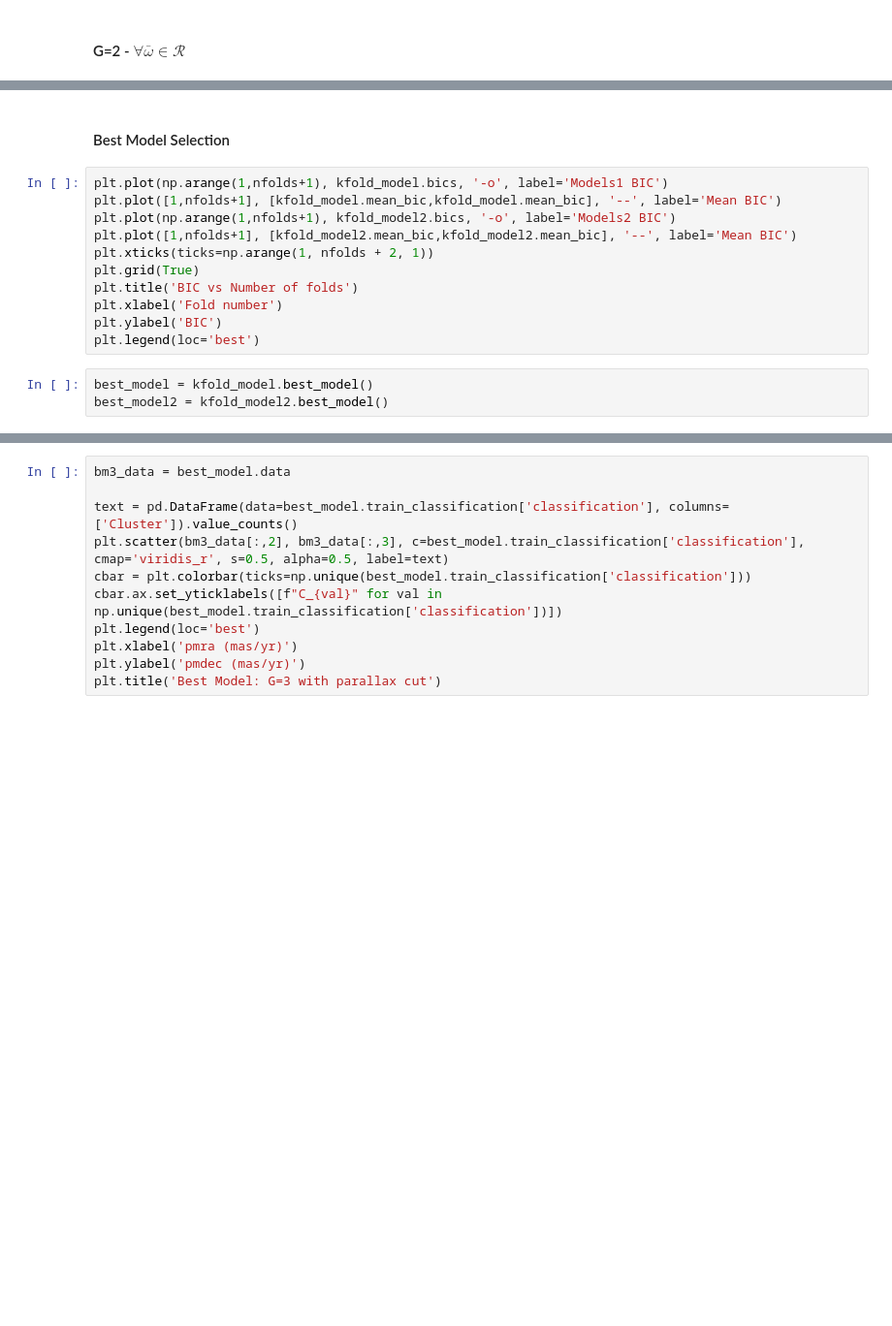
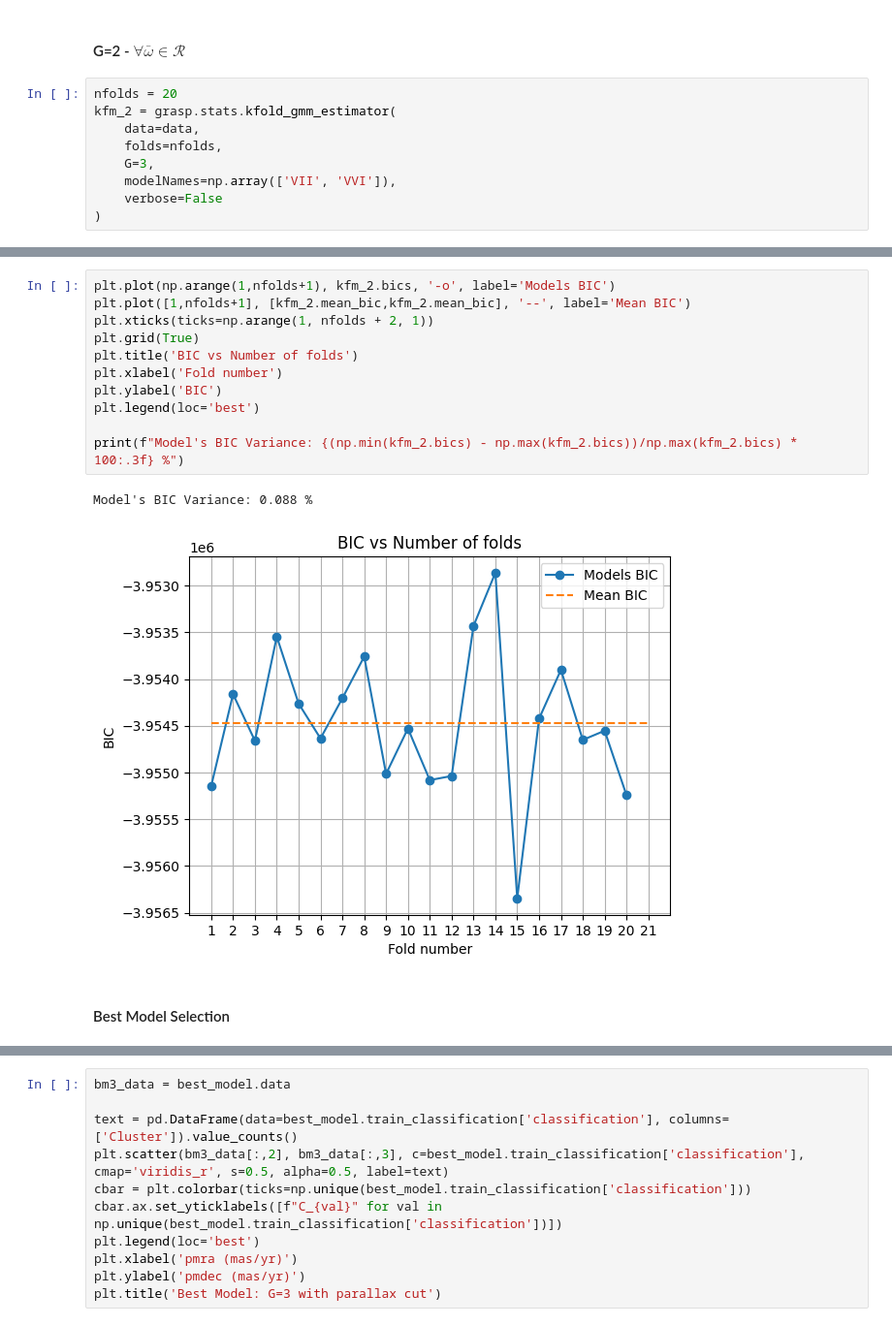
Before and after one commit to pietroferraiuolo/GRASP, a Jupyter notebook: scripts/n6121_analysis.ipynb, the cells around one changed output, grey strips where cells are left out. Shown at 97% size. Cells and saved outputs as stored; diff of their text form; blank space fills up the shorter version.

```diff
--- a/scripts/n6121_analysis.ipynb
+++ b/scripts/n6121_analysis.ipynb
@@ -374,2 +480,11 @@ print(f"Model's BIC Variance: {(np.min(kfold_model2.bics) - np.max(kfold_model2.
 # %% [markdown]
 #### G=2  -  $\forall\bar{\omega}\in\mathcal{R}$
+# %%
+nfolds = 20
+kfm_2 = grasp.stats.kfold_gmm_estimator(
+    data=data,
+    folds=nfolds,
+    G=3,
+    modelNames=np.array(['VII', 'VVI']),
+    verbose=False
+)
@@ -376,16 +509,16 @@ print(f"Model's BIC Variance: {(np.min(kfold_model2.bics) - np.max(kfold_model2.
+# %%
+plt.plot(np.arange(1,nfolds+1), kfm_2.bics, '-o', label='Models BIC')
+plt.plot([1,nfolds+1], [kfm_2.mean_bic,kfm_2.mean_bic], '--', label='Mean BIC')
+plt.xticks(ticks=np.arange(1, nfolds + 2, 1))
+plt.grid(True)
+plt.title('BIC vs Number of folds')
+plt.xlabel('Fold number')
+plt.ylabel('BIC')
+plt.legend(loc='best')
+
+print(f"Model's BIC Variance: {(np.min(kfm_2.bics) - np.max(kfm_2.bics))/np.max(kfm_2.bics) * 100:.3f} %")
+# %% [output]
+Model's BIC Variance: 0.088 %
+[figure, added]
 # %% [markdown]
 #### Best Model Selection
-# %%
-plt.plot(np.arange(1,nfolds+1), kfold_model.bics, '-o', label='Models1 BIC')
-plt.plot([1,nfolds+1], [kfold_model.mean_bic,kfold_model.mean_bic], '--', label='Mean BIC')
-plt.plot(np.arange(1,nfolds+1), kfold_model2.bics, '-o', label='Models2 BIC')
-plt.plot([1,nfolds+1], [kfold_model2.mean_bic,kfold_model2.mean_bic], '--', label='Mean BIC')
-plt.xticks(ticks=np.arange(1, nfolds + 2, 1))
-plt.grid(True)
-plt.title('BIC vs Number of folds')
-plt.xlabel('Fold number')
-plt.ylabel('BIC')
-plt.legend(loc='best')
-# %%
-best_model = kfold_model.best_model()
-best_model2 = kfold_model2.best_model()
```
Also changed, not shown: parts of 27 cells of this notebook, 1 other file.
